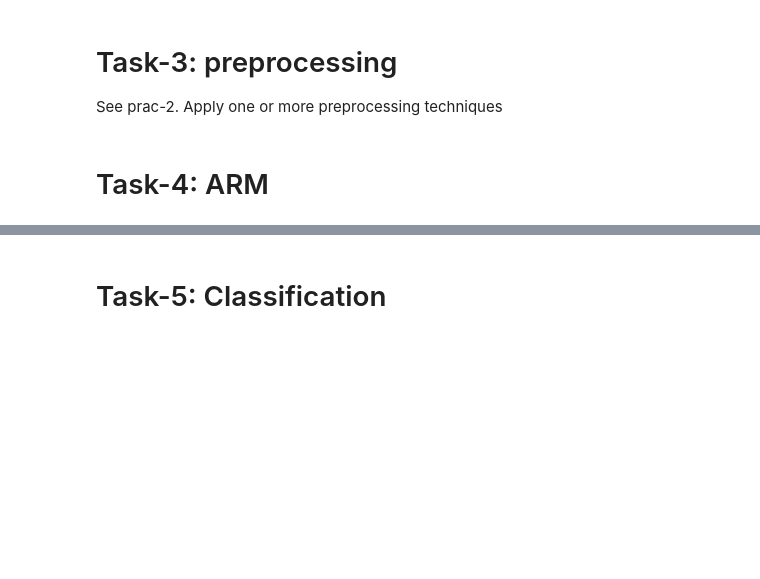
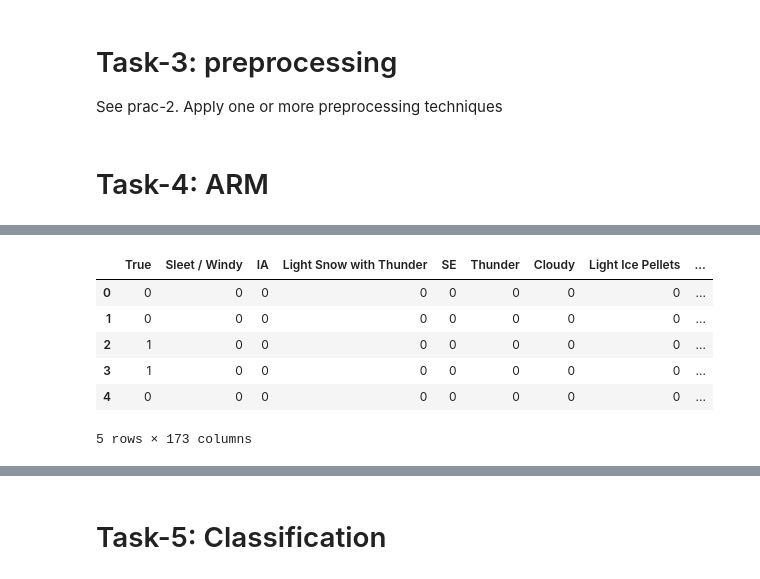
Before and after one commit to kyle-ormonde/CP3403-project, a Jupyter notebook: cp3403-project-v2024a.ipynb, the cells around one changed output, grey strips where cells are left out. Saved outputs shown, nothing was run; the diff lists cells and outputs as text; code cells hidden in the pictures; blank space fills up the shorter version.

```diff
--- a/cp3403-project-v2024a.ipynb
+++ b/cp3403-project-v2024a.ipynb
@@ -52,13 +110,14 @@ df.head()
 # %%
-from pandas.api.types import is_numeric_dtype
+# data = df
+data = df10
 
-for col in df.columns:
-    if is_numeric_dtype(df[col]) == False:
+for col in data.columns:
+    if is_numeric_dtype(data[col]) == True:
         print(f"Column: {col}")
         print("-" * 30)  # Separator
 
         # Get the value counts and sort by count (descending)
-        value_counts = df[col].value_counts().sort_values(ascending=False)
+        value_counts = data[col].value_counts().sort_values(ascending=False)
 
         # Print the top 10 categories (you can adjust the number as needed)
         for category, count in value_counts.head(5).items():
@@ -155,0 +227,7 @@ print(categorical_attributes) # what am i doing wrong?
+# %%
+apri_data['Severity'] = apri_data['Severity'].astype(str)
+
+items = set()
+for col in apri_data:
+    items.update(apri_data[col].unique())
+    print(f"{col}: {apri_data[col].unique()}")
@@ -155,0 +257,26 @@ print(categorical_attributes) # what am i doing wrong?
+# %%
+# Run this or the one below only. Delete one later.
+
+itemset = set(items)
+encoded_vals = []
+for index, row in apri_data.iterrows():
+    rowset = set(row)
+    labels = {}
+    uncommons = list(itemset - rowset)
+    commons = list(itemset.intersection(rowset))
+    for uc in uncommons:
+        labels[uc] = 0
+    for com in commons:
+        labels[com] = 1
+    encoded_vals.append(labels)
+encoded_vals[0]
+ohe_df = pd.DataFrame(encoded_vals)
+ohe_df.head()
+# %% [output]
+|  | True | Sleet / Windy | IA | Light Snow with Thunder | SE | Thunder | Cloudy | Light Ice Pellets | ... |
+| 0 | 0 | 0 | 0 | 0 | 0 | 0 | 0 | 0 | ... |
+| 1 | 0 | 0 | 0 | 0 | 0 | 0 | 0 | 0 | ... |
+| 2 | 1 | 0 | 0 | 0 | 0 | 0 | 0 | 0 | ... |
+| 3 | 1 | 0 | 0 | 0 | 0 | 0 | 0 | 0 | ... |
+| 4 | 0 | 0 | 0 | 0 | 0 | 0 | 0 | 0 | ... |
+5 rows × 173 columns
```
Also changed, not shown: parts of 8 cells of this notebook.
